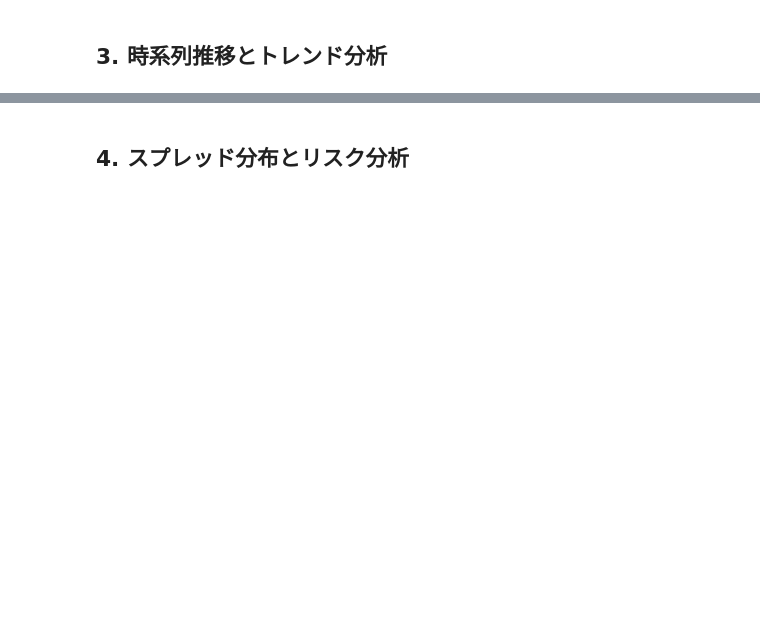
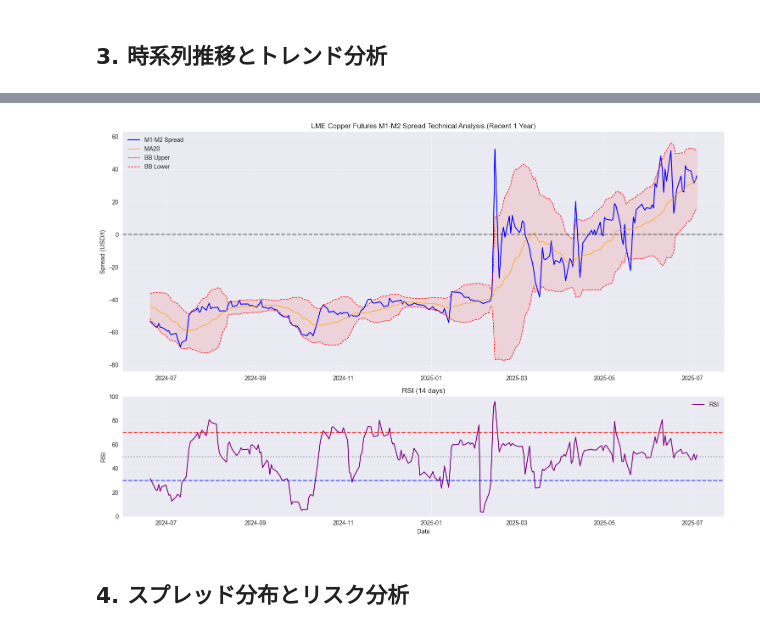
Before and after one commit to telesuhr/JupyterCopper, a Jupyter notebook: analysis_notebooks/adjacent_month_spreads/1_adjacent_spreads_basic_analysis.ipynb, the cells around one changed output, grey strips where cells are left out. Saved outputs shown, nothing was run; the diff lists cells and outputs as text; code cells hidden in the pictures; blank space fills up the shorter version.

```diff
--- a/analysis_notebooks/adjacent_month_spreads/1_adjacent_spreads_basic_analysis.ipynb
+++ b/analysis_notebooks/adjacent_month_spreads/1_adjacent_spreads_basic_analysis.ipynb
@@ -400,2 +339,61 @@ tech_chart.write_image('../generated_images/m1_m2_spread_technical_analysis.png'
+# %%
+# M1-M2スプレッドのテクニカル分析チャート
+def plot_technical_analysis(df, spread_col='M1_M2_spread', title='M1-M2'):
+    """テクニカル分析チャート（matplotlib版）"""
+    fig, (ax1, ax2) = plt.subplots(2, 1, figsize=(15, 10), height_ratios=[2, 1])
+
+    # 直近1年分のデータ
+    recent_data = df.iloc[-252:] if len(df) > 252 else df
+
+    # メインチャート（スプレッド + 移動平均 + ボリンジャーバンド）
+    ax1.plot(recent_data.index, recent_data[spread_col],
+             label=f'{title} Spread', color='blue', linewidth=1.5)
+    ax1.plot(recent_data.index, recent_data[f'{spread_col}_ma20'],
+             label='MA20', color='orange', linewidth=1)
+
+    # ボリンジャーバンド
+    ax1.plot(recent_data.index, recent_data[f'{spread_col}_bb_upper'],
+             label='BB Upper', color='red', linewidth=1, linestyle='--')
+    ax1.plot(recent_data.index, recent_data[f'{spread_col}_bb_lower'],
+             label='BB Lower', color='red', linewidth=1, linestyle='--')
+    ax1.fill_between(recent_data.index,
+                     recent_data[f'{spread_col}_bb_upper'],
+                     recent_data[f'{spread_col}_bb_lower'],
+                     alpha=0.1, color='red')
+
+    # ゼロライン
+    ax1.axhline(y=0, color='black', linestyle='--', alpha=0.5)
+
+    ax1.set_title(f'LME Copper Futures {title} Spread Technical Analysis (Recent 1 Year)')
+    ax1.set_ylabel('Spread (USD/t)')
+    ax1.legend()
+    ax1.grid(True, alpha=0.3)
+
+    # RSI
+    ax2.plot(recent_data.index, recent_data[f'{spread_col}_rsi'],
+             color='purple', linewidth=1.5, label='RSI')
+    ax2.axhline(y=70, color='red', linestyle='--', alpha=0.7)
+    ax2.axhline(y=30, color='blue', linestyle='--', alpha=0.7)
+    ax2.axhline(y=50, color='gray', linestyle=':', alpha=0.7)
+
+    ax2.set_title('RSI (14 days)')
+    ax2.set_ylabel('RSI')
+    ax2.set_xlabel('Date')
+    ax2.set_ylim(0, 100)
+    ax2.legend()
+    ax2.grid(True, alpha=0.3)
+
+    plt.tight_layout()
+    return fig
+
+# M1-M2スプレッドのテクニカル分析
+tech_chart = plot_technical_analysis(trend_data, 'M1_M2_spread', 'M1-M2')
+plt.show()
+
+# 画像保存
+tech_chart.savefig('../../generated_images/m1_m2_spread_technical_analysis.png',
+                  dpi=300, bbox_inches='tight')
+# %% [output]
+[figure, added]
 # %% [markdown]
 ## 4. スプレッド分布とリスク分析
```
Also changed, not shown: parts of 15 cells of this notebook, 13 other files.
